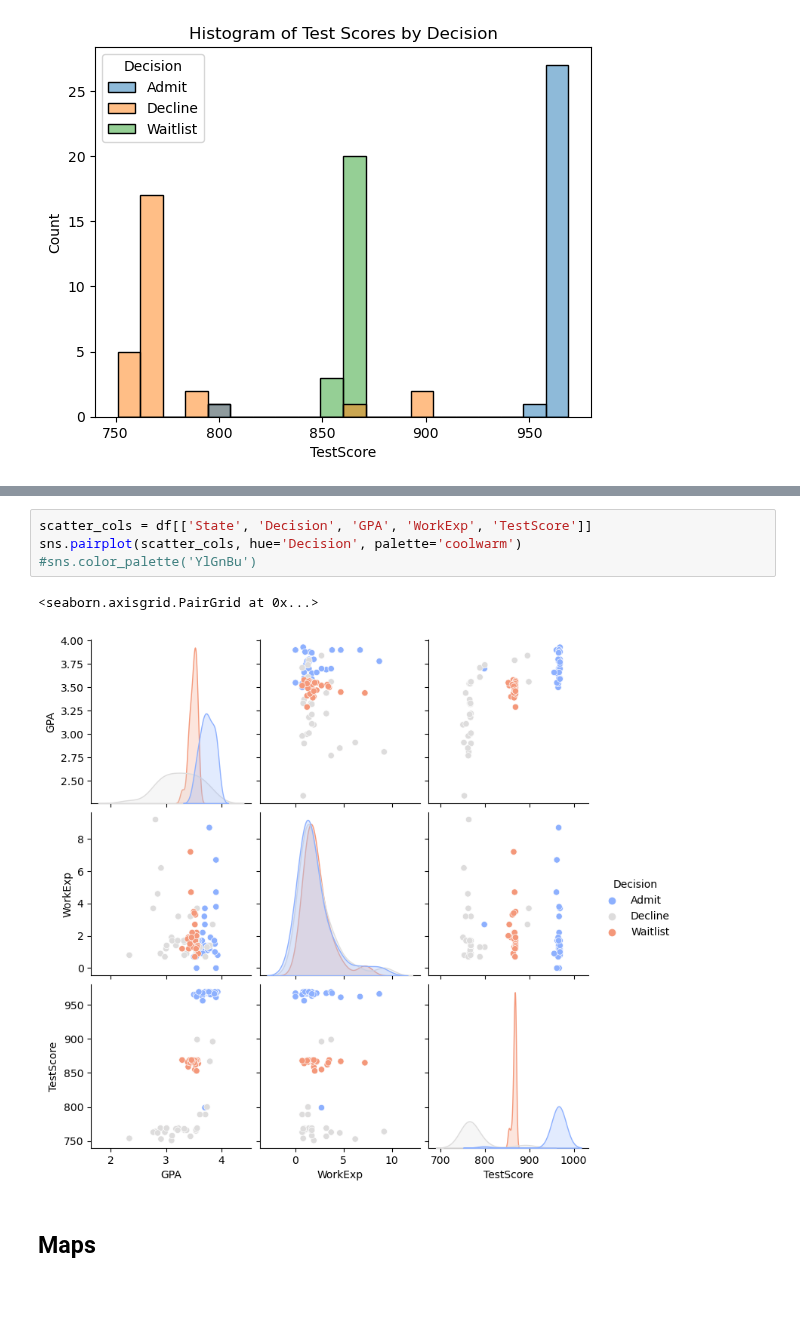
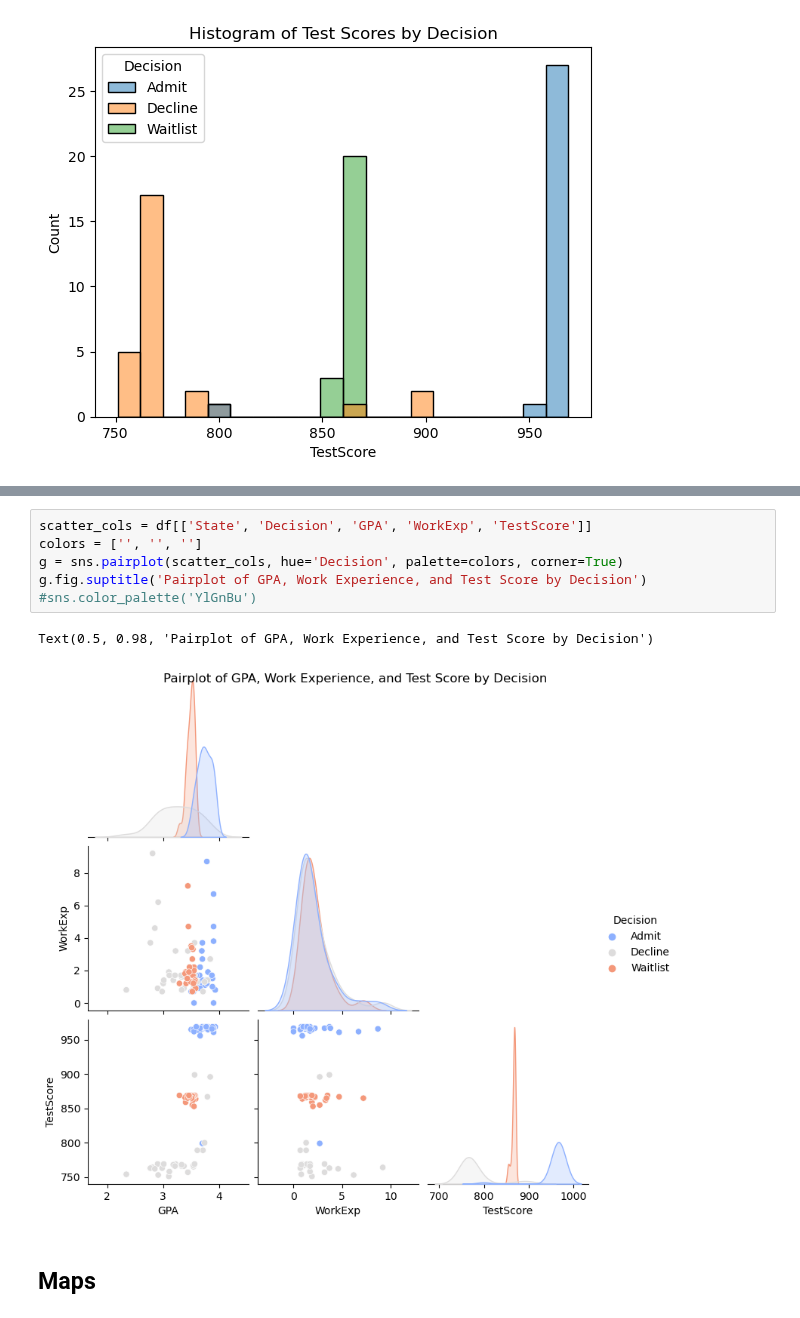
Before and after one commit to ad1589/dsan-5900.github.io, a Jupyter notebook: code/eda.ipynb, the cells around one changed output, grey strips where cells are left out. Cells and saved outputs as stored; diff of their text form.

Commit message:
added title to pairplot

```diff
--- a/code/eda.ipynb
+++ b/code/eda.ipynb
@@ -187,11 +187,13 @@ gpa_bar
 [interactive output not drawn]
 # %%
 scatter_cols = df[['State', 'Decision', 'GPA', 'WorkExp', 'TestScore']]
-sns.pairplot(scatter_cols, hue='Decision', palette='coolwarm')
+colors = ['', '', '']
+g = sns.pairplot(scatter_cols, hue='Decision', palette=colors, corner=True)
+g.fig.suptitle('Pairplot of GPA, Work Experience, and Test Score by Decision')
 #sns.color_palette('YlGnBu')
 # %% [output]
-<seaborn.axisgrid.PairGrid at 0x...>
+Text(0.5, 0.98, 'Pairplot of GPA, Work Experience, and Test Score by Decision')
-[figure, old version]
+[figure, new version]
 # %% [markdown]
 ## Maps
 # %%
```
